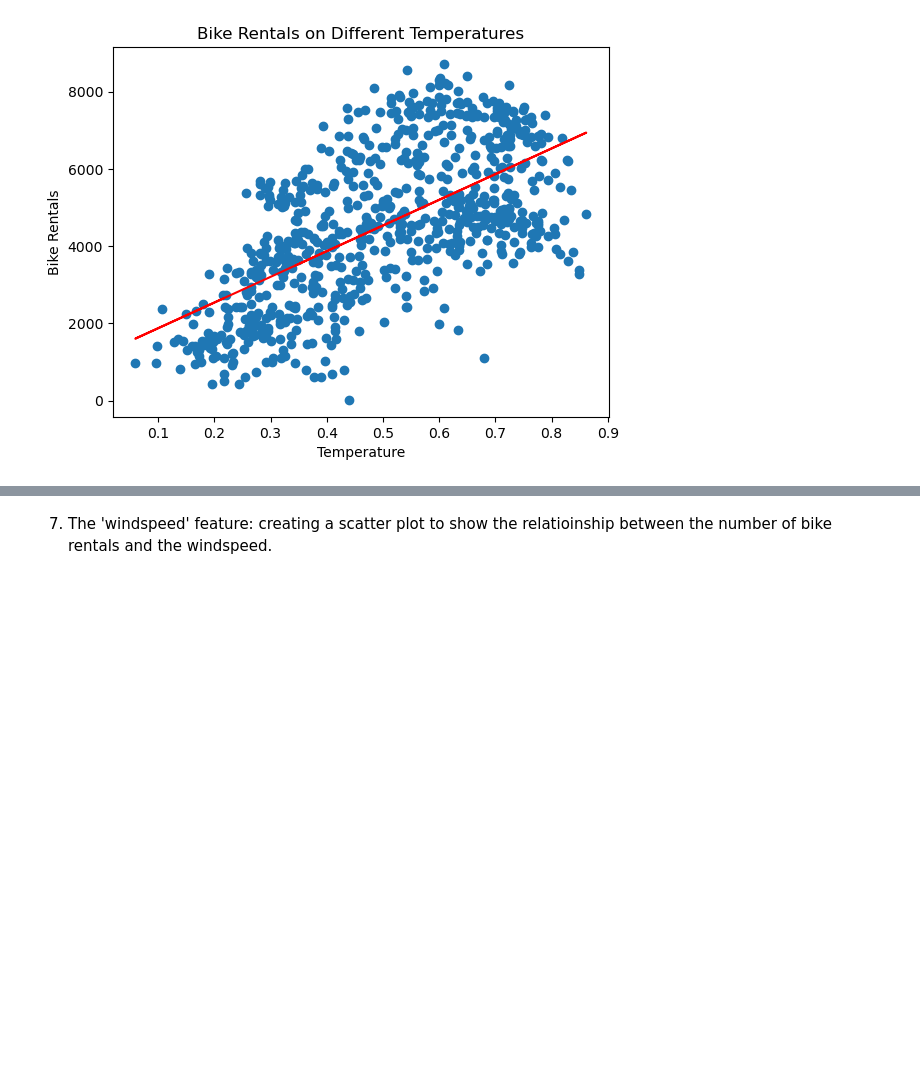
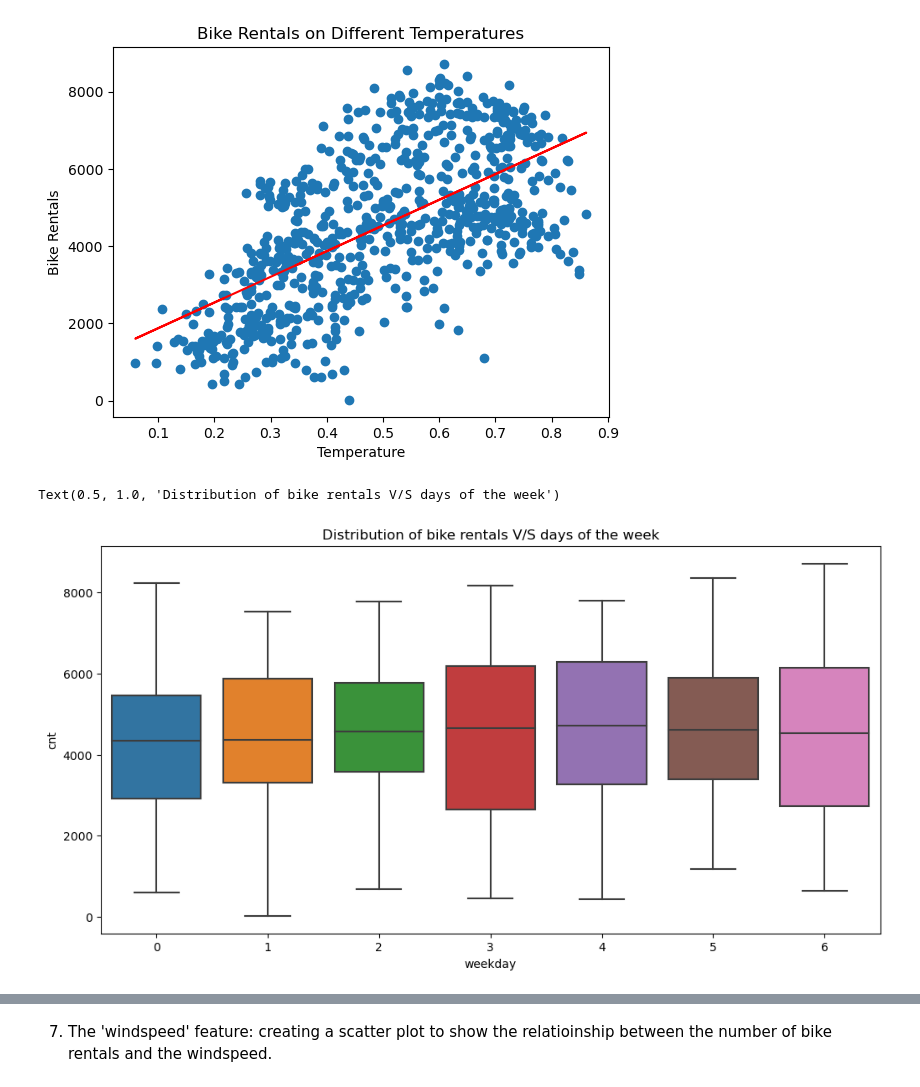
Before and after one commit to mohamedalbasuonyi/Bike-Sharing-Dataset, a Jupyter notebook: Milestone1.ipynb, the cells around one changed output, grey strips where cells are left out. Cells and saved outputs as stored; diff of their text form; code cells hidden in the pictures; blank space fills up the shorter version.

```diff
--- a/Milestone1.ipynb
+++ b/Milestone1.ipynb
@@ -291,3 +291,11 @@ plt.plot(df['temp'], regression_line, color='red')
 plt.show()
 # %% [output]
 [figure]
+# %%
+import seaborn as sns
+plt.figure(figsize=(12,6))
+sns.boxplot(x='weekday', y='cnt', data=df)
+plt.title('Distribution of bike rentals V/S days of the week')
+# %% [output]
+Text(0.5, 1.0, 'Distribution of bike rentals V/S days of the week')
+[figure, added]
```
Also changed, not shown: parts of 7 cells of this notebook.
